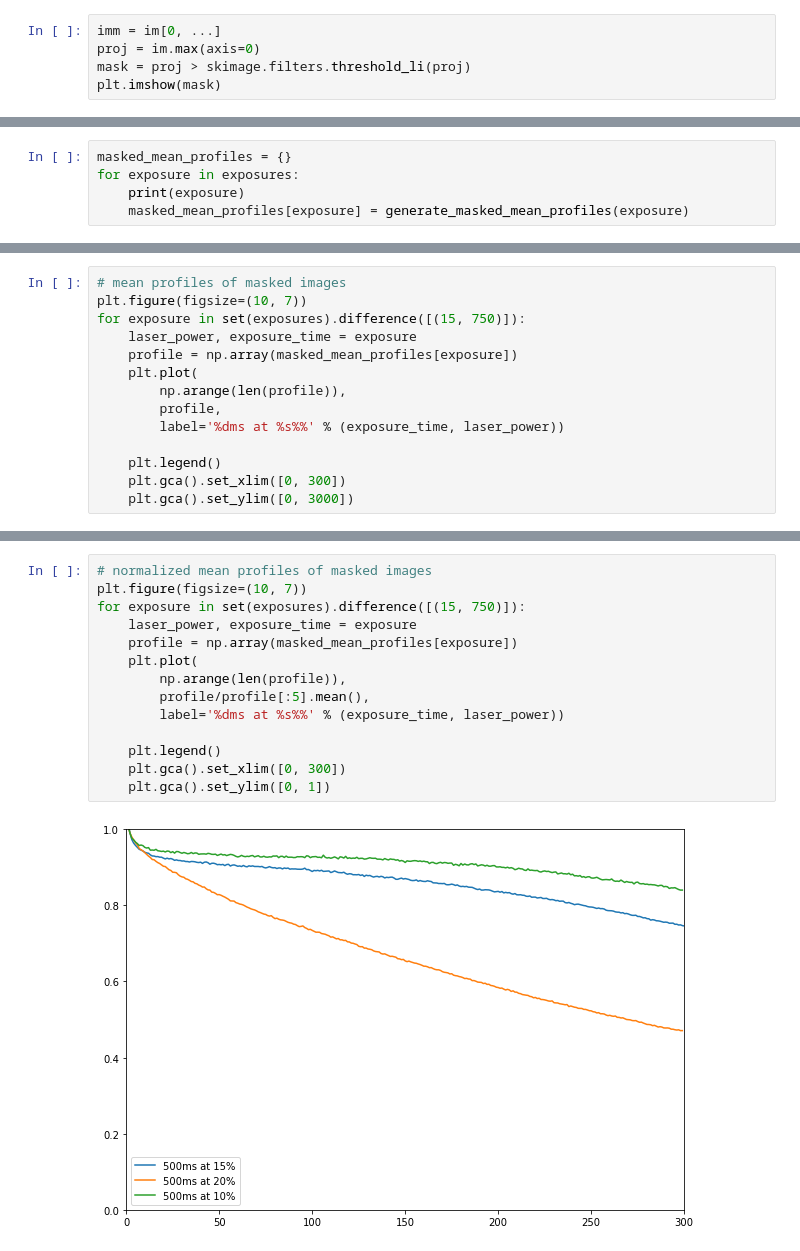
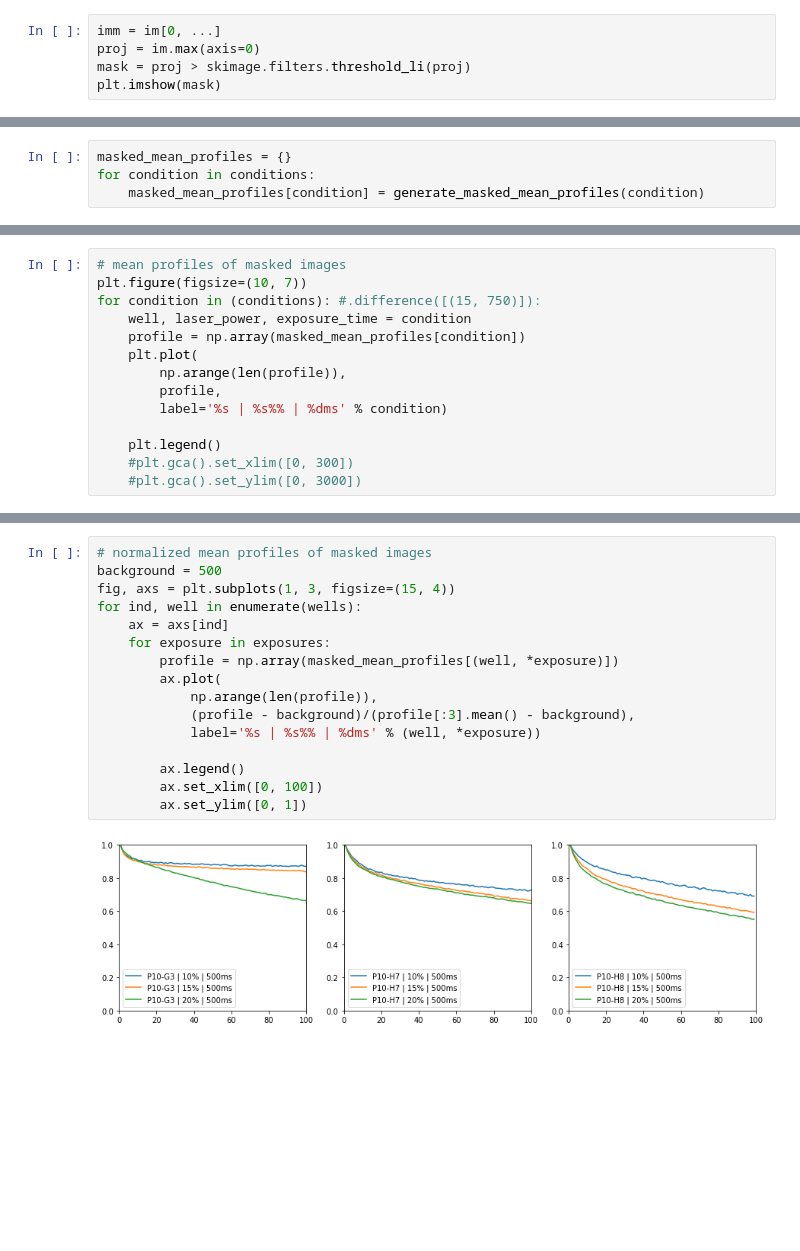
Before and after one commit to czbiohub-sf/2021-opencell-microscopy-automation, a Jupyter notebook: notebooks/2020-02-26-bleaching.ipynb, the cells around one changed output, grey strips where cells are left out. Cells and saved outputs as stored; diff of their text form; blank space fills up the shorter version.

```diff
--- a/notebooks/2020-02-26-bleaching.ipynb
+++ b/notebooks/2020-02-26-bleaching.ipynb
@@ -64,5 +96,4 @@ for exposure in exposures:
 # %%
 masked_mean_profiles = {}
-for exposure in exposures:
-    print(exposure)
-    masked_mean_profiles[exposure] = generate_masked_mean_profiles(exposure)
+for condition in conditions:
+    masked_mean_profiles[condition] = generate_masked_mean_profiles(condition)
@@ -78,15 +102,15 @@ set(exposures).difference([(15, 750)])
 # %%
 # mean profiles of masked images
 plt.figure(figsize=(10, 7))
-for exposure in set(exposures).difference([(15, 750)]):
-    laser_power, exposure_time = exposure
-    profile = np.array(masked_mean_profiles[exposure])
+for condition in (conditions): #.difference([(15, 750)]):
+    well, laser_power, exposure_time = condition
+    profile = np.array(masked_mean_profiles[condition])
     plt.plot(
         np.arange(len(profile)),
         profile,
-        label='%dms at %s%%' % (exposure_time, laser_power))
+        label='%s | %s%% | %dms' % condition)
 
     plt.legend()
-    plt.gca().set_xlim([0, 300])
-    plt.gca().set_ylim([0, 3000])
+    #plt.gca().set_xlim([0, 300])
+    #plt.gca().set_ylim([0, 3000])
 # %% [output]
@@ -94,16 +118,18 @@ for exposure in set(exposures).difference([(15, 750)]):
 # %%
 # normalized mean profiles of masked images
-plt.figure(figsize=(10, 7))
-for exposure in set(exposures).difference([(15, 750)]):
-    laser_power, exposure_time = exposure
-    profile = np.array(masked_mean_profiles[exposure])
-    plt.plot(
-        np.arange(len(profile)),
-        profile/profile[:5].mean(),
-        label='%dms at %s%%' % (exposure_time, laser_power))
+background = 500
+fig, axs = plt.subplots(1, 3, figsize=(15, 4))
+for ind, well in enumerate(wells):
+    ax = axs[ind]
+    for exposure in exposures:
+        profile = np.array(masked_mean_profiles[(well, *exposure)])
+        ax.plot(
+            np.arange(len(profile)),
+            (profile - background)/(profile[:3].mean() - background),
+            label='%s | %s%% | %dms' % (well, *exposure))
 
-    plt.legend()
-    plt.gca().set_xlim([0, 300])
-    plt.gca().set_ylim([0, 1])
+        ax.legend()
+        ax.set_xlim([0, 100])
+        ax.set_ylim([0, 1])
 # %% [output]
-[figure, old version]
+[figure, new version]
```
Also changed, not shown: parts of 12 cells of this notebook, 2 other files.
